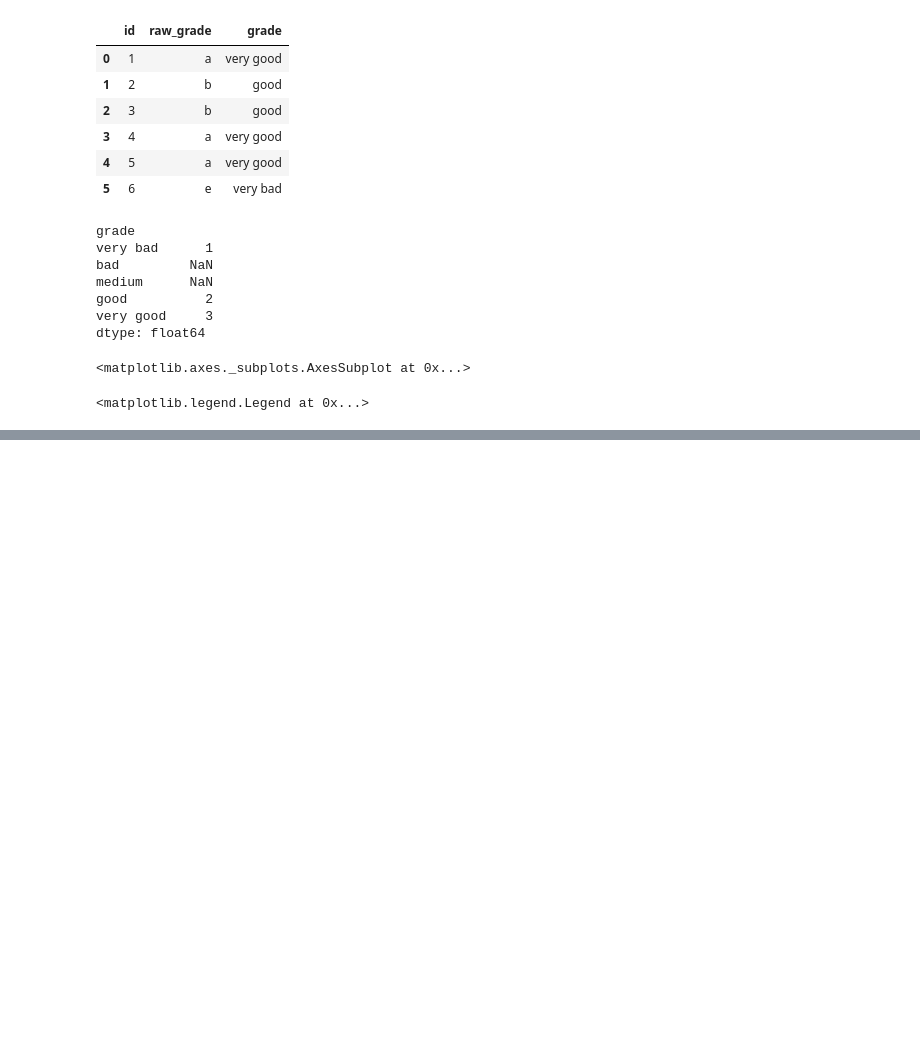
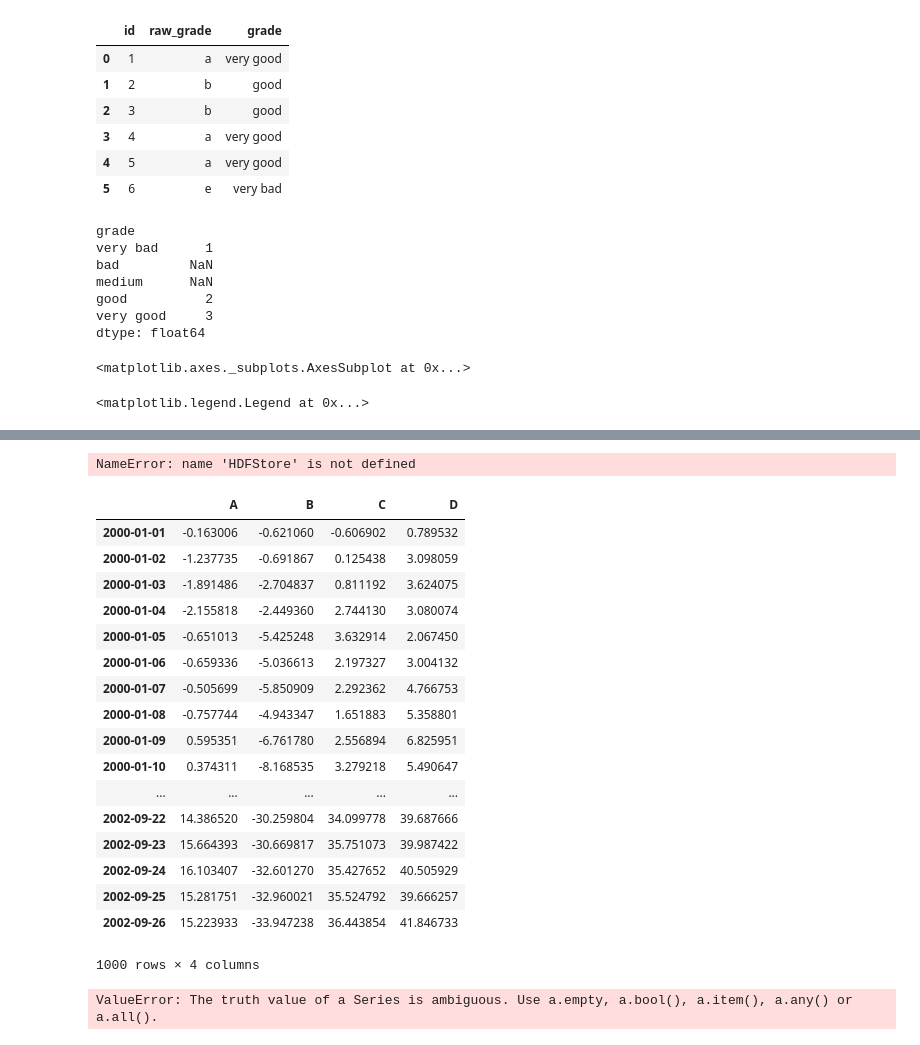
Before and after one commit to SByeol/data_science, a Jupyter notebook: HW1_pandas.ipynb, the cells around one changed output, grey strips where cells are left out. Cells and saved outputs as stored; diff of their text form; code cells hidden in the pictures; blank space fills up the shorter version.

Commit message:
10 Minutes to pandas_Getting Data In/Out

```diff
--- a/HW1_pandas.ipynb
+++ b/HW1_pandas.ipynb
@@ -1277 +1279,6 @@ pd.read_csv('foo.csv')
 1000 rows × 5 columns
+# %%
+#Getting Data In/Out_HDF5
+df.to_hdf('foo.h5','df')
+# %% [output]
+NameError: name 'HDFStore' is not defined
@@ -1277,0 +1288,27 @@ pd.read_csv('foo.csv')
+# %%
+pd.read_excel('foo.xlsx', 'Sheet1', index_col=None, na_values=['NA'])
+# %% [output]
+|  | A | B | C | D |
+| 2000-01-01 | -0.163006 | -0.621060 | -0.606902 | 0.789532 |
+| 2000-01-02 | -1.237735 | -0.691867 | 0.125438 | 3.098059 |
+| 2000-01-03 | -1.891486 | -2.704837 | 0.811192 | 3.624075 |
+| 2000-01-04 | -2.155818 | -2.449360 | 2.744130 | 3.080074 |
+| 2000-01-05 | -0.651013 | -5.425248 | 3.632914 | 2.067450 |
+| 2000-01-06 | -0.659336 | -5.036613 | 2.197327 | 3.004132 |
+| 2000-01-07 | -0.505699 | -5.850909 | 2.292362 | 4.766753 |
+| 2000-01-08 | -0.757744 | -4.943347 | 1.651883 | 5.358801 |
+| 2000-01-09 | 0.595351 | -6.761780 | 2.556894 | 6.825951 |
+| 2000-01-10 | 0.374311 | -8.168535 | 3.279218 | 5.490647 |
+| ... | ... | ... | ... | ... |
+| 2002-09-22 | 14.386520 | -30.259804 | 34.099778 | 39.687666 |
+| 2002-09-23 | 15.664393 | -30.669817 | 35.751073 | 39.987422 |
+| 2002-09-24 | 16.103407 | -32.601270 | 35.427652 | 40.505929 |
+| 2002-09-25 | 15.281751 | -32.960021 | 35.524792 | 39.666257 |
+| 2002-09-26 | 15.223933 | -33.947238 | 36.443854 | 41.846733 |
+1000 rows × 4 columns
+# %%
+#Gotchas
+if pd.Series([False, True, False]):
+    print("I was true")
+# %% [output]
+ValueError: The truth value of a Series is ambiguous. Use a.empty, a.bool(), a.item(), a.any() or a.all().
```
Also changed, not shown: parts of 93 cells of this notebook, 1 other file.
